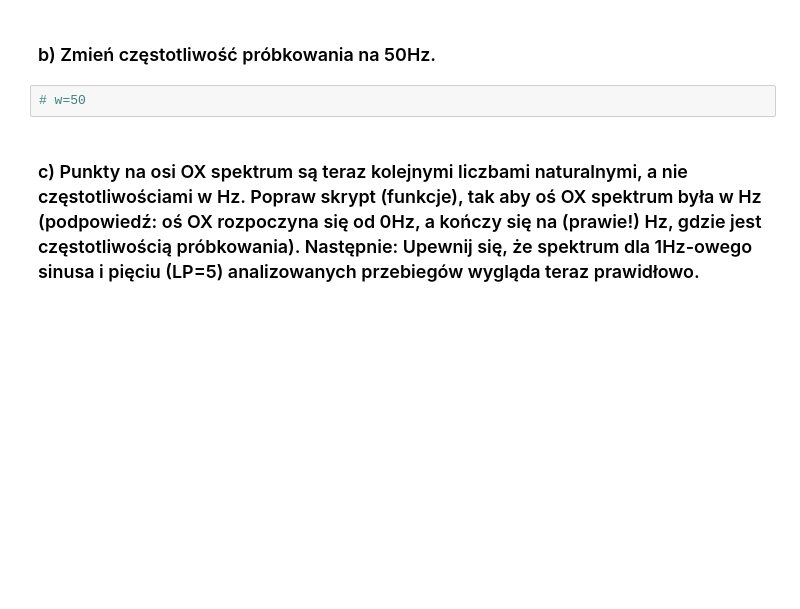
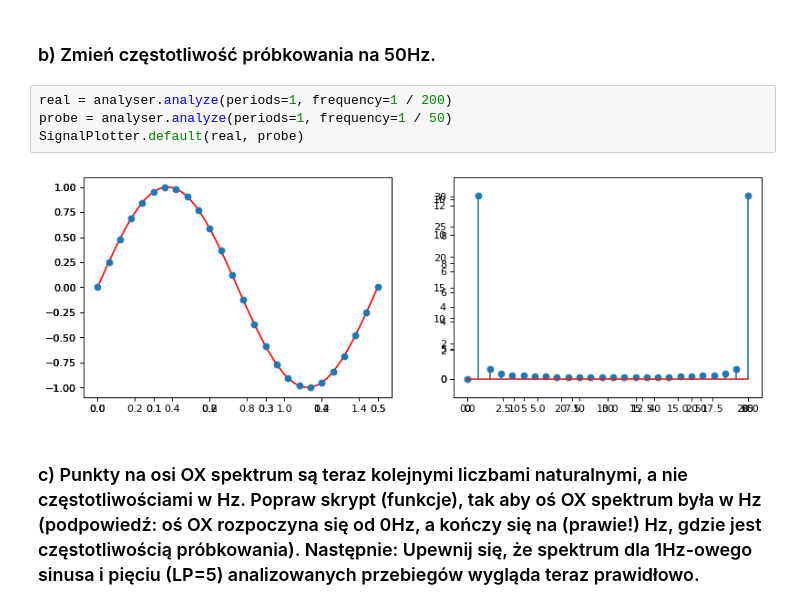
Before and after one commit to Mimikkk/__kck-2021, a Jupyter notebook: lab-6-sound-manipulation/sound-detection.ipynb, the cells around one changed output. Saved outputs shown, nothing was run; the diff lists cells and outputs as text; blank space fills up the shorter version.

```diff
--- a/lab-6-sound-manipulation/sound-detection.ipynb
+++ b/lab-6-sound-manipulation/sound-detection.ipynb
@@ -69,7 +116,11 @@ interact(prosta, a=(-5,5,0.5), b=(-5,5,0.5))
 # %% [markdown]
 ### b) Zmień częstotliwość próbkowania na 50Hz.
-# %%
-# w=50
+# %%
+real = analyser.analyze(periods=1, frequency=1 / 200)
+probe = analyser.analyze(periods=1, frequency=1 / 50)
+SignalPlotter.default(real, probe)
+# %% [output]
+[figure, added]
 # %% [markdown]
 ### c) Punkty na osi OX spektrum są teraz kolejnymi liczbami naturalnymi, a nie częstotliwościami w Hz. Popraw skrypt (funkcje), tak aby oś OX spektrum była w Hz (podpowiedź: oś OX rozpoczyna się od 0Hz, a kończy się na (prawie!)  Hz, gdzie  jest częstotliwością próbkowania). Następnie: Upewnij się, że spektrum dla 1Hz-owego sinusa i pięciu (LP=5) analizowanych przebiegów wygląda teraz prawidłowo.
 # %%
```
Also changed, not shown: parts of 16 cells of this notebook.
